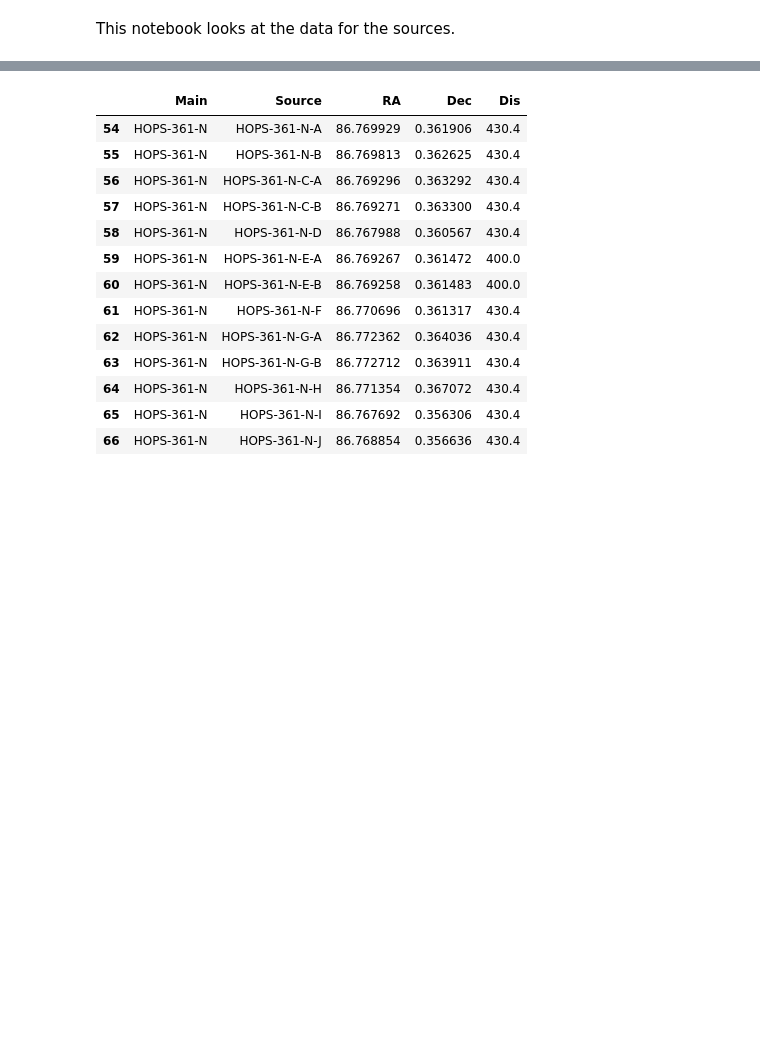
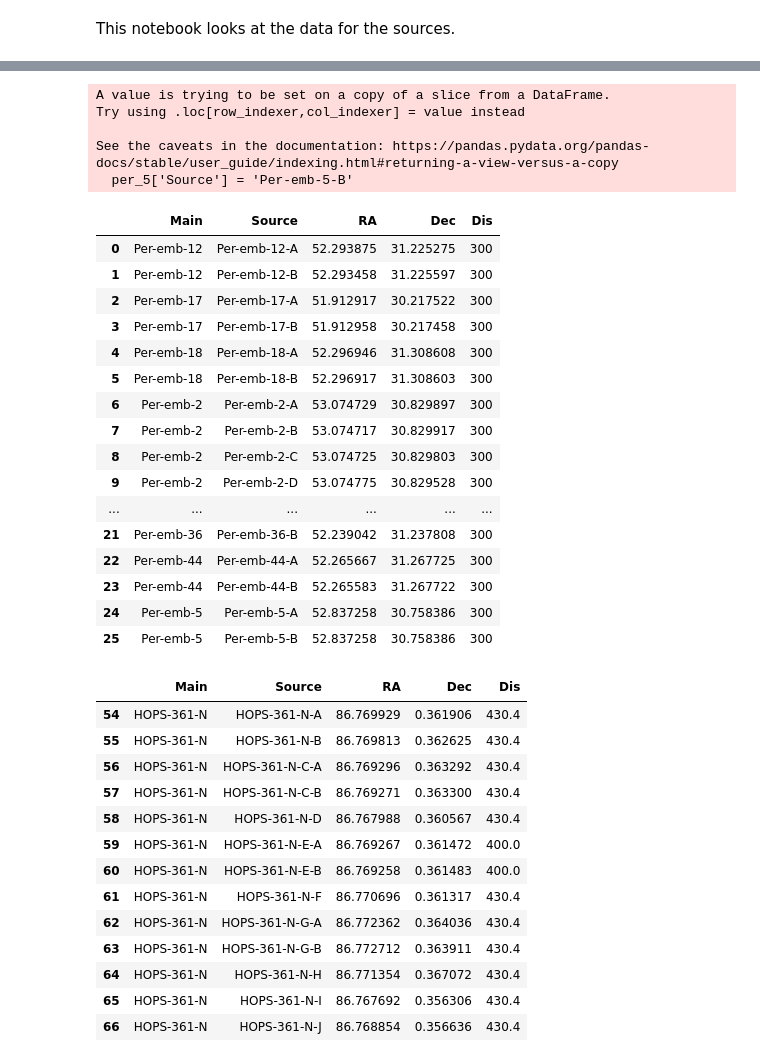
Before and after one commit to ryguy2k4/hops-research, a Jupyter notebook: notebooks/data.ipynb, the cells around one changed output, grey strips where cells are left out. Saved outputs shown, nothing was run; the diff lists cells and outputs as text; code cells hidden in the pictures; blank space fills up the shorter version.

```diff
--- a/notebooks/data.ipynb
+++ b/notebooks/data.ipynb
@@ -101,3 +101,33 @@ perseus
+# %%
+additional_targets = perseus2[perseus2['Main'].isin(['Per-emb-2', 'Per-emb-5', 'Per-emb-18'])]
+per_5 = perseus2.loc[perseus2['Main'] == 'Per-emb-5']
+# define Per-emb-5-B as same coordinates as Per-emb-A
+per_5['Source'] = 'Per-emb-5-B'
+perseus = pd.concat([perseus1, additional_targets, per_5]).sort_values('Source').reset_index(drop=True)
+perseus
+# %% [output]
+A value is trying to be set on a copy of a slice from a DataFrame.
+Try using .loc[row_indexer,col_indexer] = value instead
+
+See the caveats in the documentation: https://pandas.pydata.org/pandas-docs/stable/user_guide/indexing.html#returning-a-view-versus-a-copy
+  per_5['Source'] = 'Per-emb-5-B'
+|  | Main | Source | RA | Dec | Dis |
+| 0 | Per-emb-12 | Per-emb-12-A | 52.293875 | 31.225275 | 300 |
+| 1 | Per-emb-12 | Per-emb-12-B | 52.293458 | 31.225597 | 300 |
+| 2 | Per-emb-17 | Per-emb-17-A | 51.912917 | 30.217522 | 300 |
+| 3 | Per-emb-17 | Per-emb-17-B | 51.912958 | 30.217458 | 300 |
+| 4 | Per-emb-18 | Per-emb-18-A | 52.296946 | 31.308608 | 300 |
+| 5 | Per-emb-18 | Per-emb-18-B | 52.296917 | 31.308603 | 300 |
+| 6 | Per-emb-2 | Per-emb-2-A | 53.074729 | 30.829897 | 300 |
+| 7 | Per-emb-2 | Per-emb-2-B | 53.074717 | 30.829917 | 300 |
+| 8 | Per-emb-2 | Per-emb-2-C | 53.074725 | 30.829803 | 300 |
+| 9 | Per-emb-2 | Per-emb-2-D | 53.074775 | 30.829528 | 300 |
+| ... | ... | ... | ... | ... | ... |
+| 21 | Per-emb-36 | Per-emb-36-B | 52.239042 | 31.237808 | 300 |
+| 22 | Per-emb-44 | Per-emb-44-A | 52.265667 | 31.267725 | 300 |
+| 23 | Per-emb-44 | Per-emb-44-B | 52.265583 | 31.267722 | 300 |
+| 24 | Per-emb-5 | Per-emb-5-A | 52.837258 | 30.758386 | 300 |
+| 25 | Per-emb-5 | Per-emb-5-B | 52.837258 | 30.758386 | 300 |
 # %%
 source_info = astropy.io.ascii.read("../data/input/distances.txt").to_pandas()
 # filter for relevant targets
```
Also changed, not shown: parts of 7 cells of this notebook, 26 other files.
